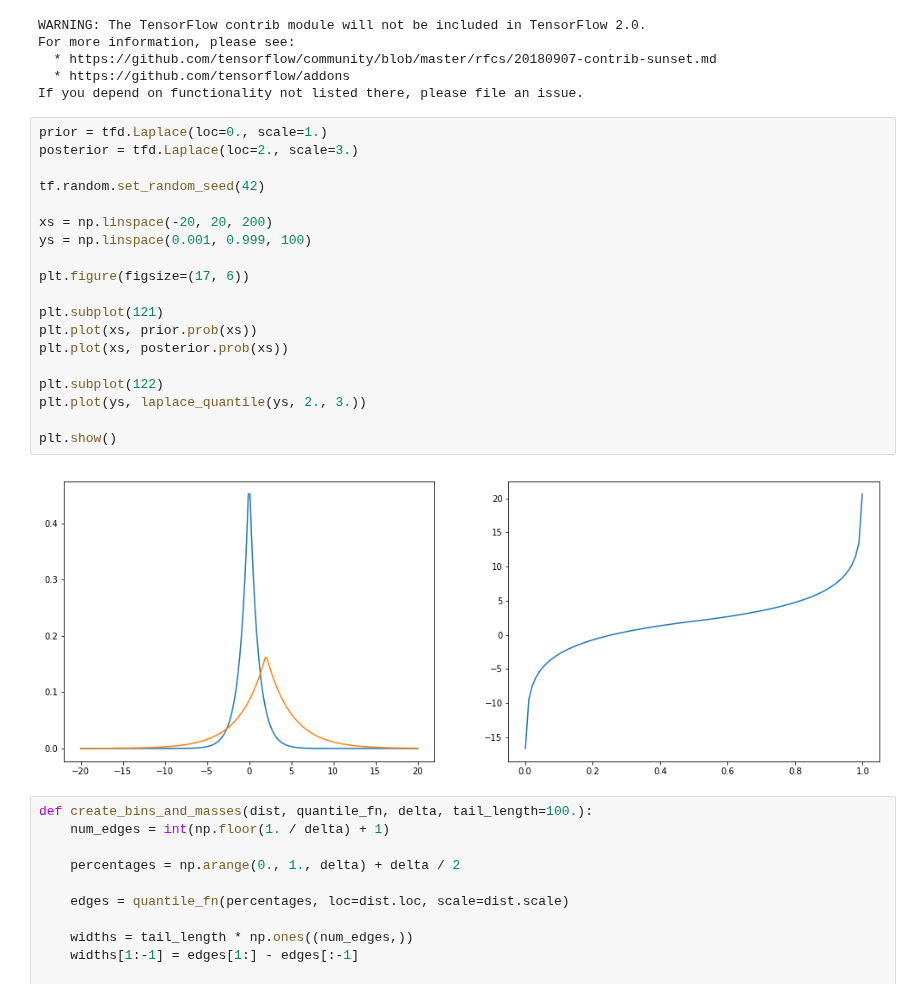
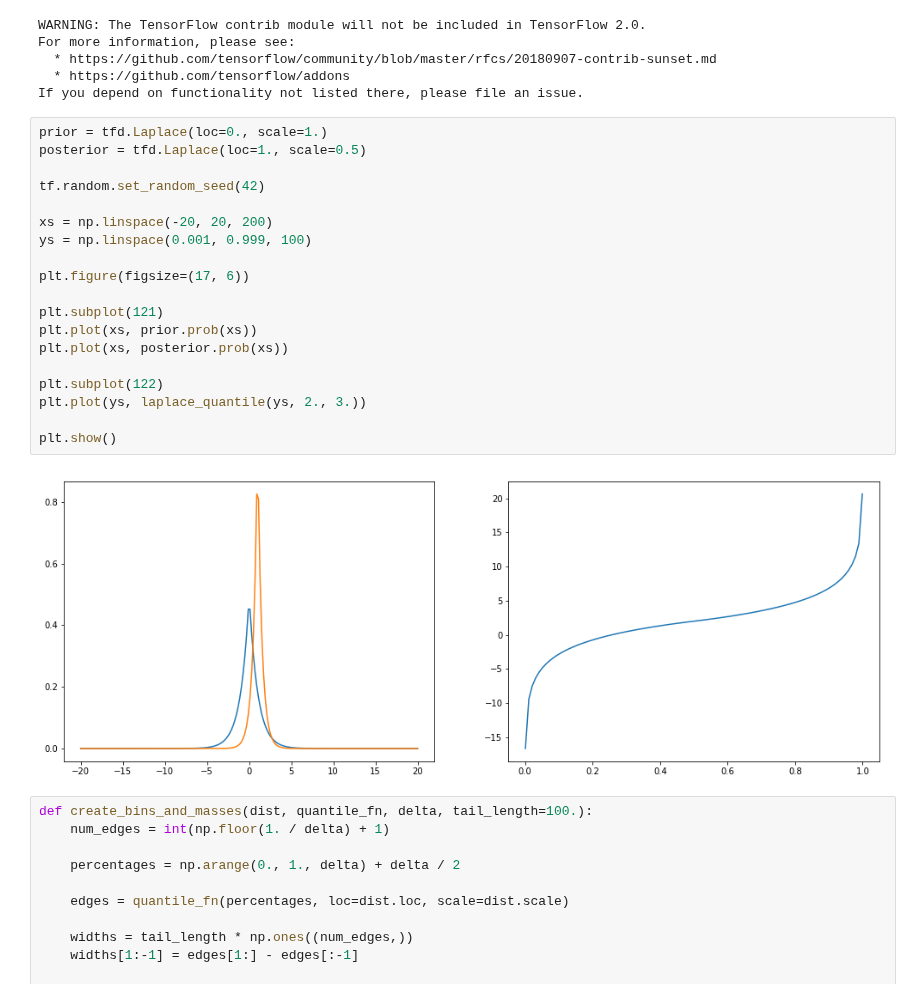
Before and after one commit to gergely-flamich/miracle-compression, a Jupyter notebook: code/compression/rejection-sampling.ipynb, the cells around one changed output. Cells and saved outputs as stored; diff of their text form.

```diff
--- a/code/compression/rejection-sampling.ipynb
+++ b/code/compression/rejection-sampling.ipynb
@@ -210,25 +219,25 @@ For more information, please see:
 If you depend on functionality not listed there, please file an issue.
 # %%
 prior = tfd.Laplace(loc=0., scale=1.)
-posterior = tfd.Laplace(loc=2., scale=3.)
+posterior = tfd.Laplace(loc=1., scale=0.5)
 
 tf.random.set_random_seed(42)
 
 xs = np.linspace(-20, 20, 200)
 ys = np.linspace(0.001, 0.999, 100)
 
 plt.figure(figsize=(17, 6))
 
 plt.subplot(121)
 plt.plot(xs, prior.prob(xs))
 plt.plot(xs, posterior.prob(xs))
 
 plt.subplot(122)
 plt.plot(ys, laplace_quantile(ys, 2., 3.))
 
 plt.show()
 # %% [output]
-[figure, old version]
+[figure, new version]
 # %%
 def create_bins_and_masses(dist, quantile_fn, delta, tail_length=100.):
     num_edges = int(np.floor(1. / delta) + 1)
```
Also changed, not shown: parts of 19 cells of this notebook, 5 other files.
